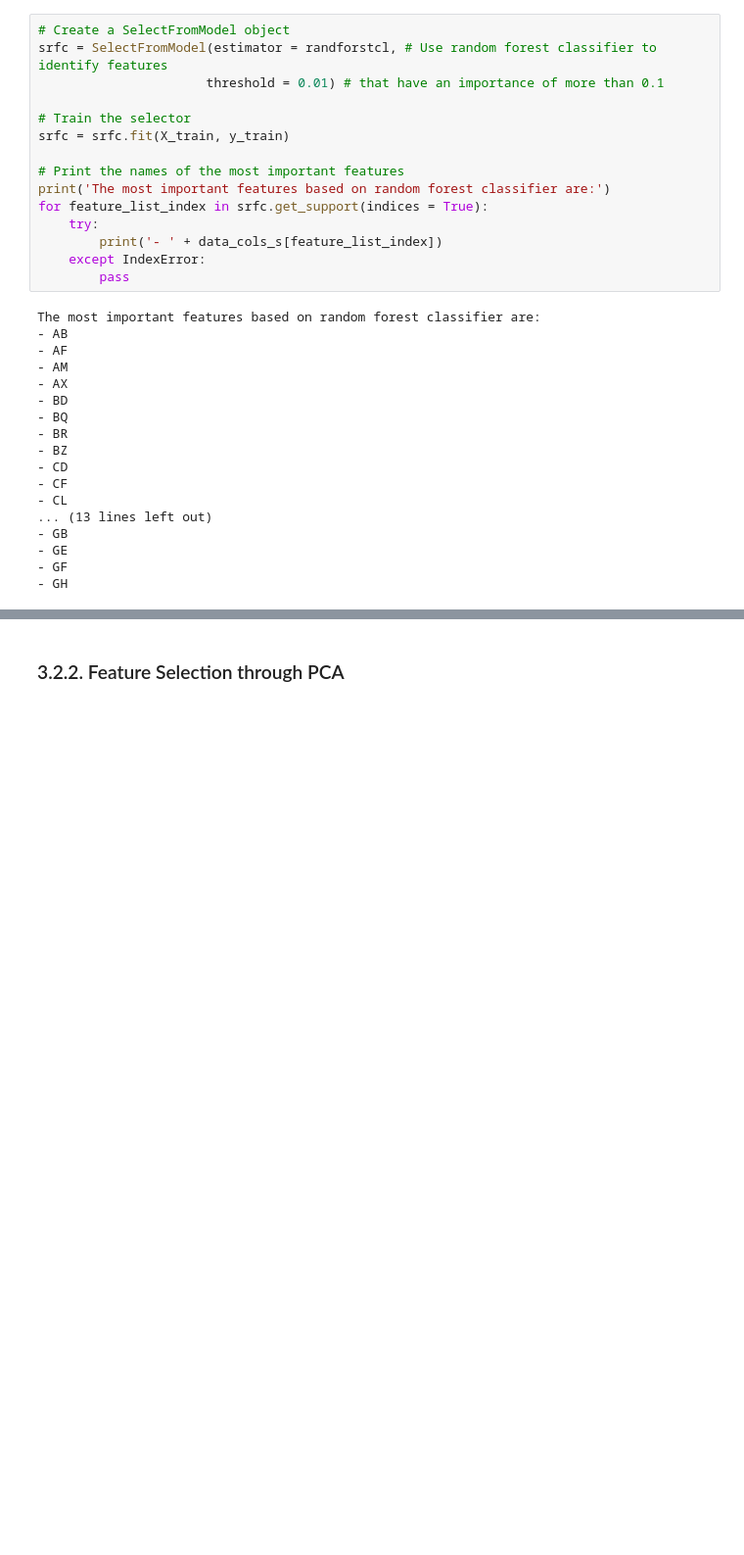
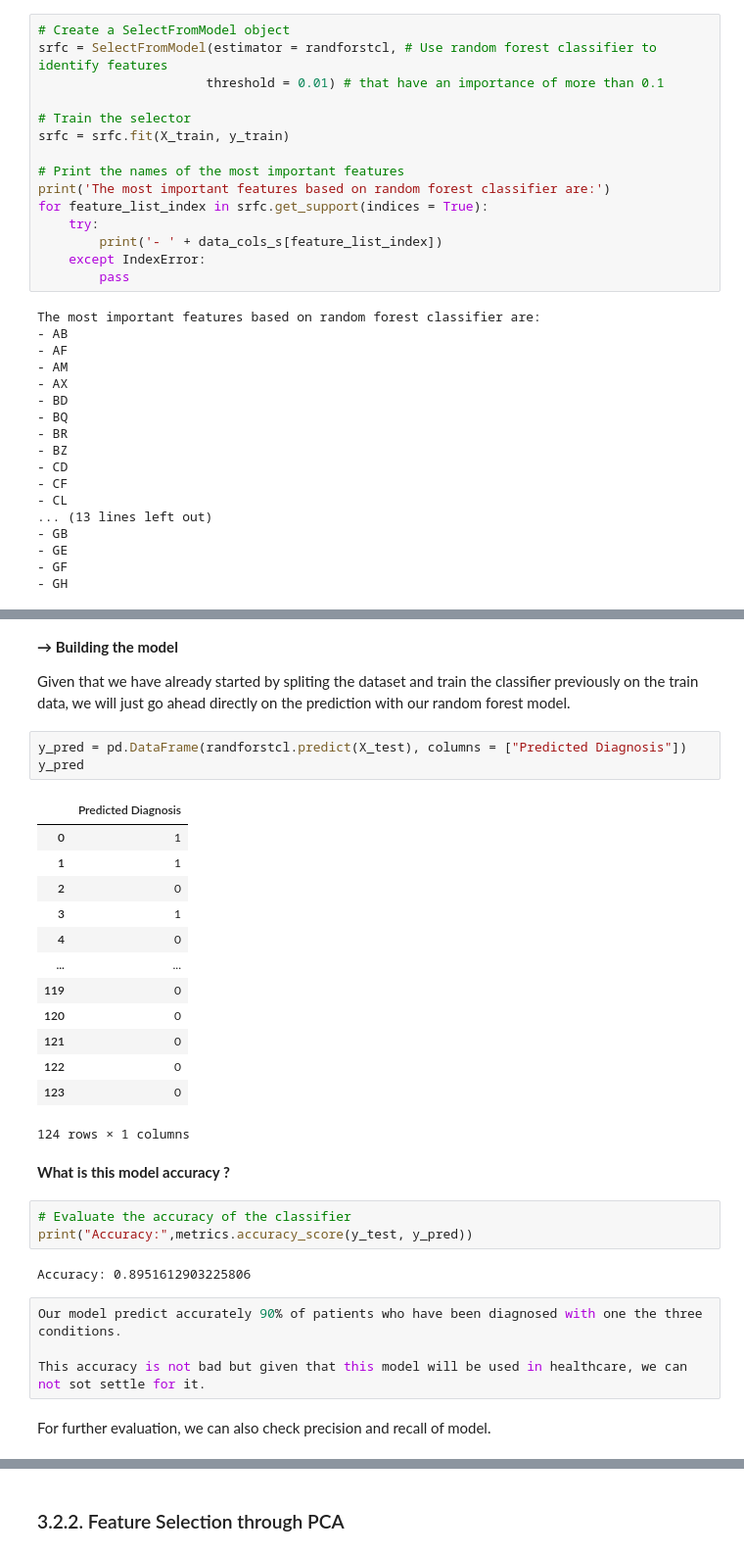
Before and after one commit to boniale/ML_iard, a Jupyter notebook: ml_diseases_mod.ipynb, the cells around one changed output, grey strips where cells are left out. Shown at 98% size. Saved outputs shown, nothing was run; the diff lists cells and outputs as text; blank space fills up the shorter version.

Commit message:
modelling

```diff
--- a/ml_diseases_mod.ipynb
+++ b/ml_diseases_mod.ipynb
@@ -744,0 +777,34 @@ print('Number of features finaly selected is: {}'.format(len(data_cols_selected_
+# %% [markdown]
+**→ Building the model**
+
+Given that we have already started by spliting the dataset and train the classifier previously on the train data, we will just go ahead directly on the prediction with our random forest model.
+# %%
+y_pred = pd.DataFrame(randforstcl.predict(X_test), columns = ["Predicted Diagnosis"])
+y_pred
+# %% [output]
+|  | Predicted Diagnosis |
+| 0 | 1 |
+| 1 | 1 |
+| 2 | 0 |
+| 3 | 1 |
+| 4 | 0 |
+| ... | ... |
+| 119 | 0 |
+| 120 | 0 |
+| 121 | 0 |
+| 122 | 0 |
+| 123 | 0 |
+124 rows × 1 columns
+# %% [markdown]
+**What is this model accuracy ?**
+# %%
+# Evaluate the accuracy of the classifier
+print("Accuracy:",metrics.accuracy_score(y_test, y_pred))
+# %% [output]
+Accuracy: 0.8951612903225806
+# %%
+Our model predict accurately 90% of patients who have been diagnosed with one the three conditions.
+
+This accuracy is not bad but given that this model will be used in healthcare, we can not sot settle for it.
+# %% [markdown]
+For further evaluation, we can also check precision and recall of model.
```
Also changed, not shown: parts of 14 cells of this notebook, 1 other file.
